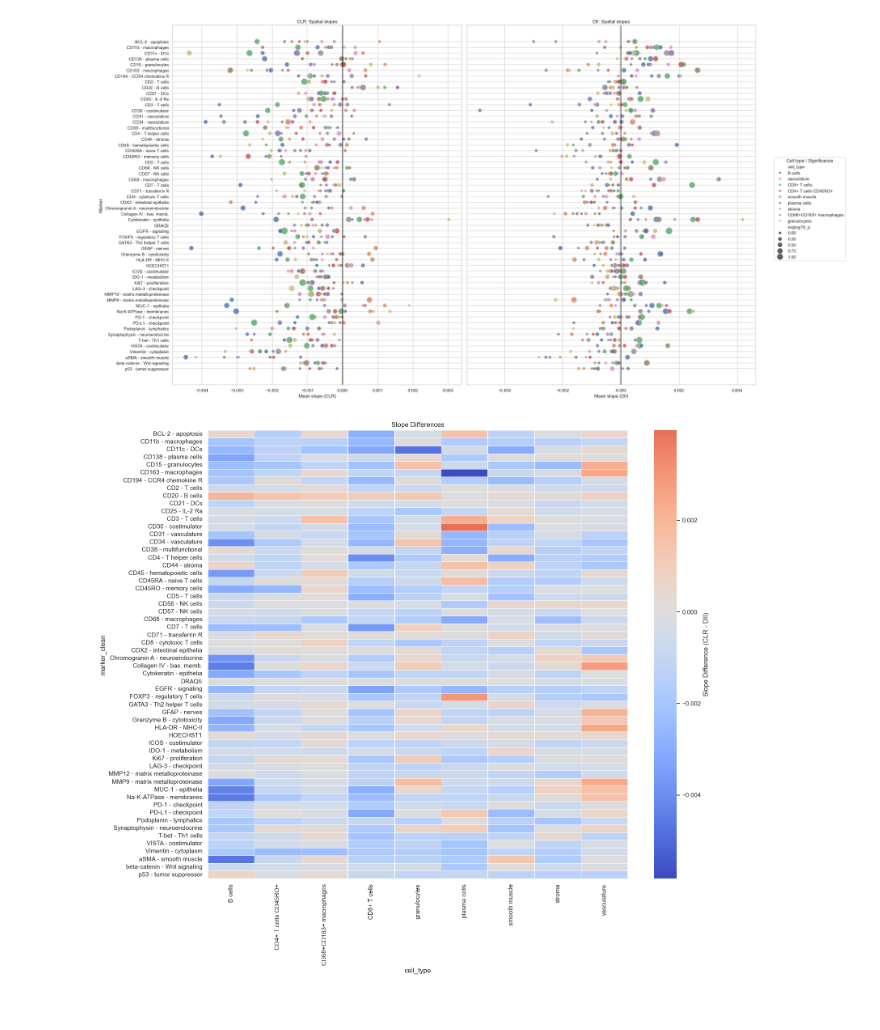
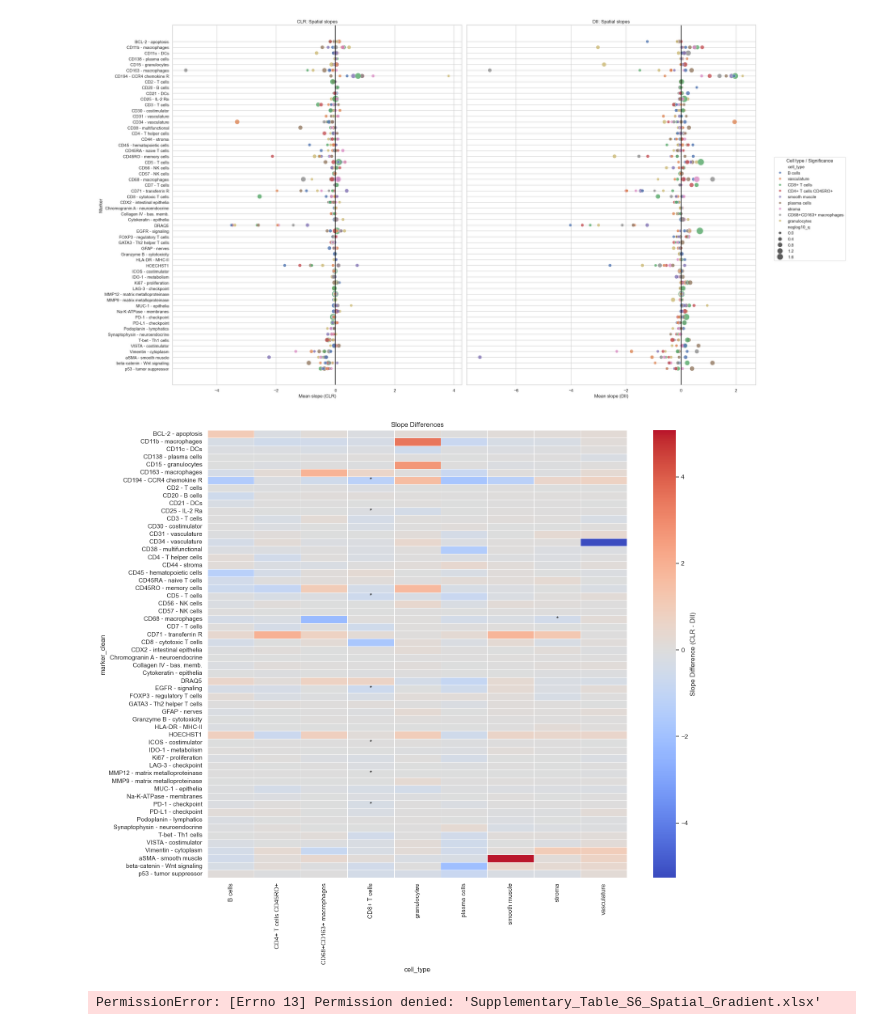
Before and after one commit to MangalamGSinha/Spatial-Analysis, a Jupyter notebook: Spatial Gradient Analysis.ipynb, the cells around one changed output. Cells and saved outputs as stored; diff of their text form; code cells hidden in the pictures.

Commit message:
modified:   CLR_vs_DII_Dotplots_Spatial_Gradient.png 	modified:   Heatmap_Spatial_Gradient.png 	modified:   Spatial Gradient Analysis.ipynb 	modified:   Supplementary_Table_S6_Spatial_Gradient.xlsx

```diff
--- a/Spatial Gradient Analysis.ipynb
+++ b/Spatial Gradient Analysis.ipynb
@@ -93,7 +93,7 @@ for spot in tqdm(df_non_tumor["spots"].unique(), desc="Per-spot"):
 
         for marker in marker_cols:
 
-            y = np.log1p(sub[marker].values)
+            y = sub[marker].values
 
             valid = ~np.isnan(proximity) & ~np.isnan(y)
 
@@ -265,38 +265,37 @@ def heatmap(compare_df):
 
     annot = sig.copy().astype(str)
     annot[sig < 0.05] = "*"
-    annot[sig < 0.01] = "**"
-    annot[sig < 0.001] = "***"
     annot[sig >= 0.05] = ""
 
     plt.figure(figsize=(16, 14))
 
     sns.heatmap(
         pivot,
         cmap="coolwarm",
         center=0,
         annot=annot,
         fmt="",
         linewidths=0.5,
         cbar_kws={"label": "Slope Difference (CLR - DII)"}
     )
 
     plt.title("Slope Differences")
     plt.tight_layout()
     plt.savefig("Heatmap_Spatial_Gradient.png", dpi=600)
     plt.show()
 
 heatmap(compare_df)
 
 # ==============================
 # SAVE RESULTS
 # ==============================
 compare_df["abs_slope_diff"] = compare_df["slope_diff"].abs()
 compare_df = compare_df.sort_values("abs_slope_diff", ascending=False)
 
 with pd.ExcelWriter("Supplementary_Table_S6_Spatial_Gradient.xlsx") as writer:
     spot_df.to_excel(writer, sheet_name="Spot_slopes", index=False)
     compare_df.to_excel(writer, sheet_name="Comparison", index=False)
 # %% [output]
-[figure, old version]
+[figure, new version]
-[figure, old version]
+[figure, new version]
+PermissionError: [Errno 13] Permission denied: 'Supplementary_Table_S6_Spatial_Gradient.xlsx'
```
Also changed, not shown: parts of 1 cell of this notebook, 3 other files.
